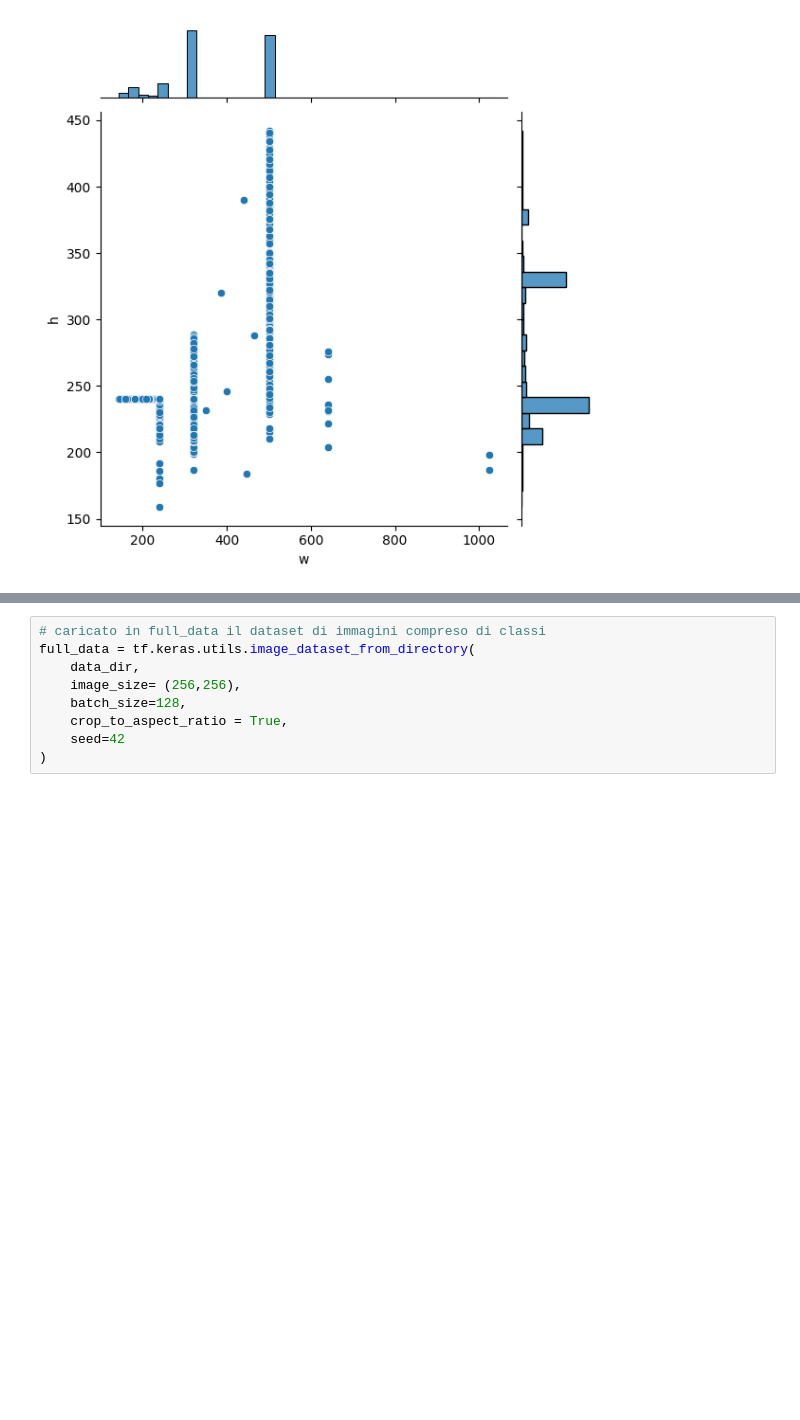
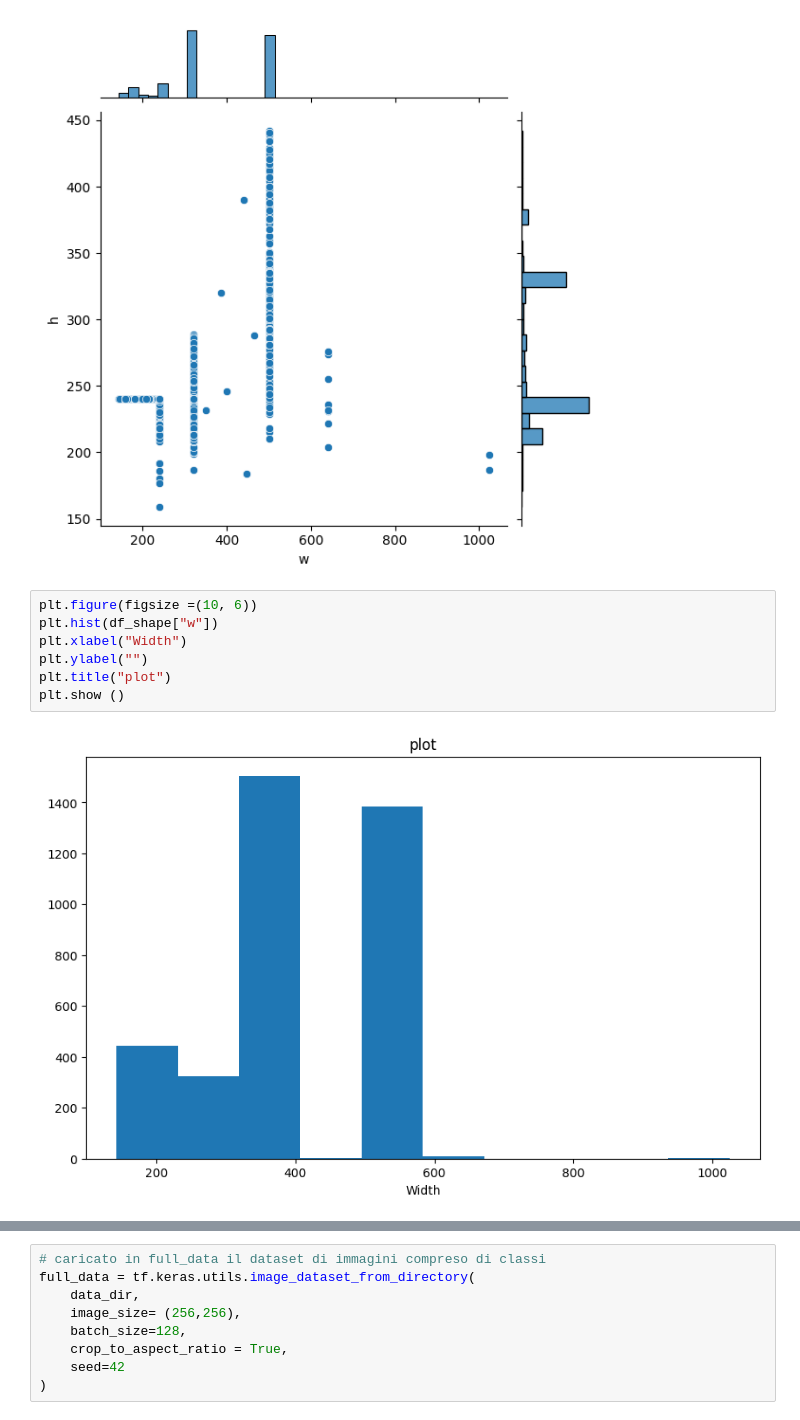
Before and after one commit to ranuncolo95/ml-flower-recognition, a Jupyter notebook: main.ipynb, the cells around one changed output, grey strips where cells are left out. Saved outputs shown, nothing was run; the diff lists cells and outputs as text; blank space fills up the shorter version.

```diff
--- a/main.ipynb
+++ b/main.ipynb
@@ -91,6 +96,15 @@ min     159.000000   143.000000
 75%     333.000000   500.000000
 max     442.000000  1024.000000
 [figure]
+# %%
+plt.figure(figsize =(10, 6))
+plt.hist(df_shape["w"])
+plt.xlabel("Width")
+plt.ylabel("")
+plt.title("plot")
+plt.show ()
+# %% [output]
+[figure, added]
 # %%
 # visualizza alcune immagini
 plt.figure(figsize=(12,12))
```
Also changed, not shown: parts of 8 cells of this notebook, 6 other files.
